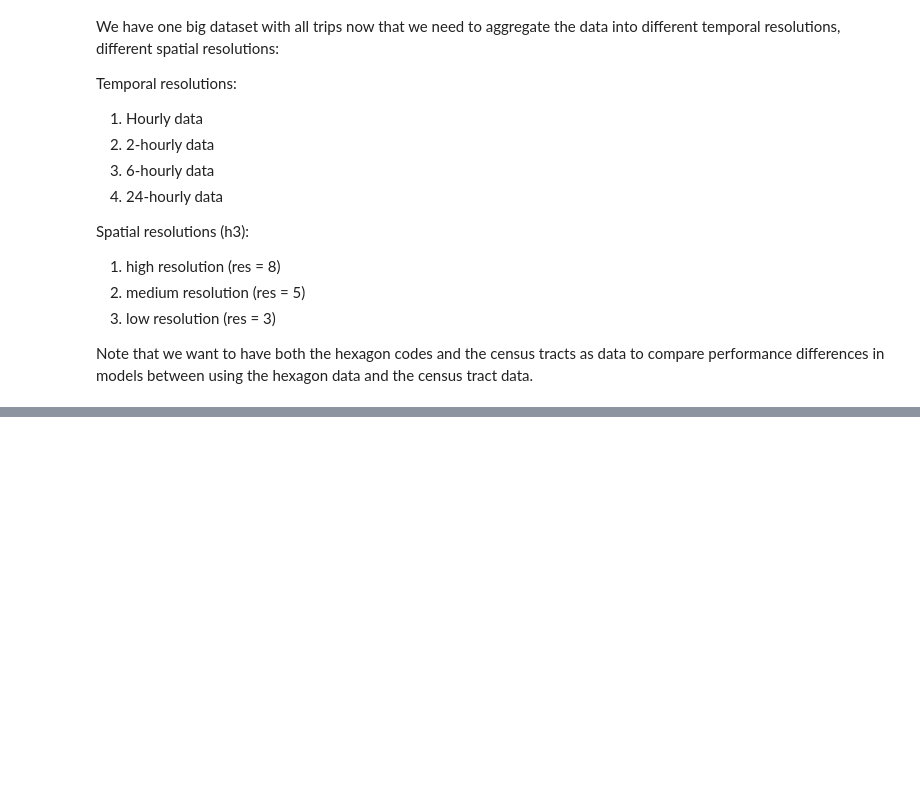
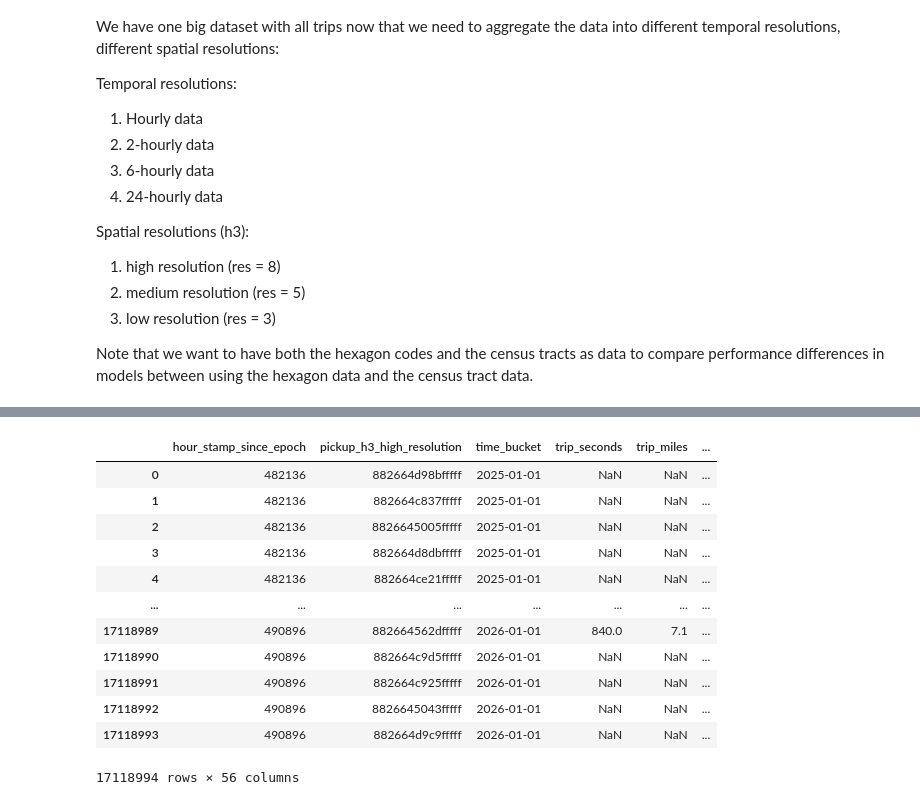
Before and after one commit to ge02/AAA_TA_2026, a Jupyter notebook: notebooks/Data Preprocessing/Data_Aggregation.ipynb, the cells around one changed output, grey strips where cells are left out. Saved outputs shown, nothing was run; the diff lists cells and outputs as text; code cells hidden in the pictures; blank space fills up the shorter version.

```diff
--- a/notebooks/Data Preprocessing/Data_Aggregation.ipynb
+++ b/notebooks/Data Preprocessing/Data_Aggregation.ipynb
@@ -39,7 +43,7 @@ import geopandas as gpd
 #                                         #
 # # # # # # # # # # # # # # # # # # # # # #
 
-trips_all = pd.read_parquet("../data/CHICAGO_TAXI_TRIP_WEATHER.parquet")
+trips_all = pd.read_csv("../../data/trips/merged_set.csv")
 # %%
 # # # # # # # # # # # # # # # # # # # # # #
 #                                         #
@@ -298,3 +504,18 @@ def sine_cosine_encode(df, col, period):
     df[f'{col}_sin'] = np.sin(2 * np.pi * df[col] / period)
     df[f'{col}_cos'] = np.cos(2 * np.pi * df[col] / period)
     return df
+# %%
+# # # # # # # # # # # # # # # # # # # # # #
+#                                         #
+# Trip characteristics                    #
+#                                         #
+# # # # # # # # # # # # # # # # # # # # # #
+
+def add_trip_characteristics(df):
+    df["avg_trip_duration"] = df["trip_seconds"]
+    df["avg_trip_distance"] = df["trip_miles"]
+    df["avg_fare"]          = df["fare"]
+    df["avg_trip_total"]    = df["trip_total"]
+    df["avg_tip"]           = df["tips"]
+    df["tip_rate"]          = np.where(df["fare"] > 0, df["tips"] / df["fare"], np.nan)
+    return df
@@ -312,13 +537,25 @@ for temp_res in TEMPORAL_RESOLUTIONS:
 
         resolution = RESOLUTION_TO_H3[spat_res]
 
-        agg_df = pd.read_parquet(f"../data/aggregated/temporal_spatial_res/chicago_taxi_{temp_res}_{spat_res}_res.parquet")
+        agg_df = pd.read_csv(f"../../data/aggregated/hexagon/temporal_spatial_res/hex_agg_trips_{temp_res}_{spat_res}_res.csv")
         print(f"\nBuilding [{temp_res} | {spat_res}] resolution using {hex_col}...")
 
+        # 1. Grid & completeness
         agg_df = fill_missing_hours(agg_df, time_col="time_bucket", hex_col=f"pickup_h3_{spat_res}_resolution", start_time=START_TIME, end_time=END_TIME)
         agg_df = add_non_demand_hex(agg_df, hex_col, BUCKET_COL, city="chicago", resolution=resolution)
         agg_df = fill_time_bucket(agg_df)
         agg_df = fill_weather(agg_df, bucket_col=BUCKET_COL, weather_cols=WEATHER_FEATURES)
+
+        # 2. Temporal features
         agg_df = sine_cosine_encode(agg_df, "start_hour", 24)
         agg_df = sine_cosine_encode(agg_df, "start_month", 12)
         agg_df = sine_cosine_encode(agg_df, "day_of_week", 7)
+
+        # 3. Demand features
+        agg_df = add_trip_characteristics(agg_df)
+        # 4. Fill zero-demand counts
+        agg_df[["trip_count", "active_taxis", "avg_idle_time"]] = agg_df[["trip_count", "active_taxis", "avg_idle_time"]].fillna(0)
+
+
+
+        datasets[f"{temp_res}_{spat_res}"] = agg_df
@@ -350,0 +759,16 @@ print(f"Missing hours: {len(missing)}")
+# %%
+datasets["1h_high"]
+# %% [output]
+|  | hour_stamp_since_epoch | pickup_h3_high_resolution | time_bucket | trip_seconds | trip_miles | ... |
+| 0 | 482136 | 882664d98bfffff | 2025-01-01 | NaN | NaN | ... |
+| 1 | 482136 | 882664c837fffff | 2025-01-01 | NaN | NaN | ... |
+| 2 | 482136 | 8826645005fffff | 2025-01-01 | NaN | NaN | ... |
+| 3 | 482136 | 882664d8dbfffff | 2025-01-01 | NaN | NaN | ... |
+| 4 | 482136 | 882664ce21fffff | 2025-01-01 | NaN | NaN | ... |
+| ... | ... | ... | ... | ... | ... | ... |
+| 17118989 | 490896 | 882664562dfffff | 2026-01-01 | 840.0 | 7.1 | ... |
+| 17118990 | 490896 | 882664c9d5fffff | 2026-01-01 | NaN | NaN | ... |
+| 17118991 | 490896 | 882664c925fffff | 2026-01-01 | NaN | NaN | ... |
+| 17118992 | 490896 | 8826645043fffff | 2026-01-01 | NaN | NaN | ... |
+| 17118993 | 490896 | 882664d9c9fffff | 2026-01-01 | NaN | NaN | ... |
+17118994 rows × 56 columns
```
Also changed, not shown: parts of 25 cells of this notebook, 2 other files.
